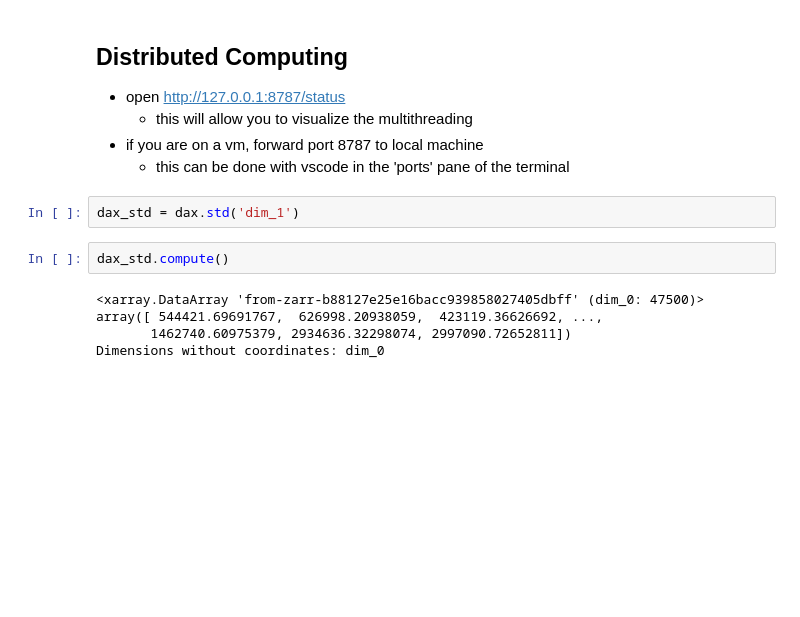
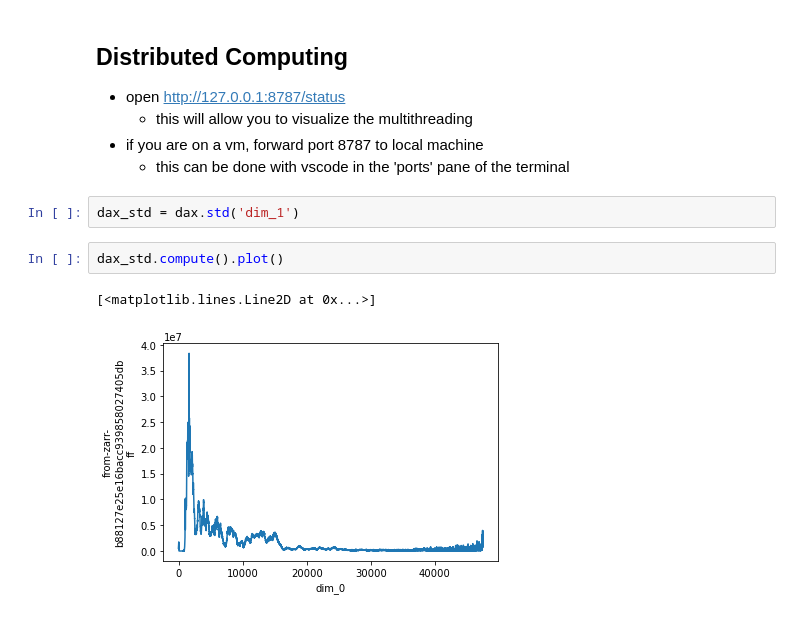
Before and after one commit to Ocean-Data-Lab/tutorials, a Jupyter notebook: kerchunk_demo.ipynb, the cells around one changed output. Saved outputs shown, nothing was run; the diff lists cells and outputs as text; blank space fills up the shorter version.

```diff
--- a/kerchunk_demo.ipynb
+++ b/kerchunk_demo.ipynb
@@ -62,9 +62,7 @@ dax = xr.DataArray(da)
 # %%
 dax_std = dax.std('dim_1')
 # %%
-dax_std.compute()
+dax_std.compute().plot()
 # %% [output]
-<xarray.DataArray 'from-zarr-b88127e25e16bacc939858027405dbff' (dim_0: 47500)>
-array([ 544421.69691767,  626998.20938059,  423119.36626692, ...,
-       1462740.60975379, 2934636.32298074, 2997090.72652811])
-Dimensions without coordinates: dim_0
+[<matplotlib.lines.Line2D at 0x...>]
+[figure, added]
```
Also changed, not shown: parts of 1 cell of this notebook.
